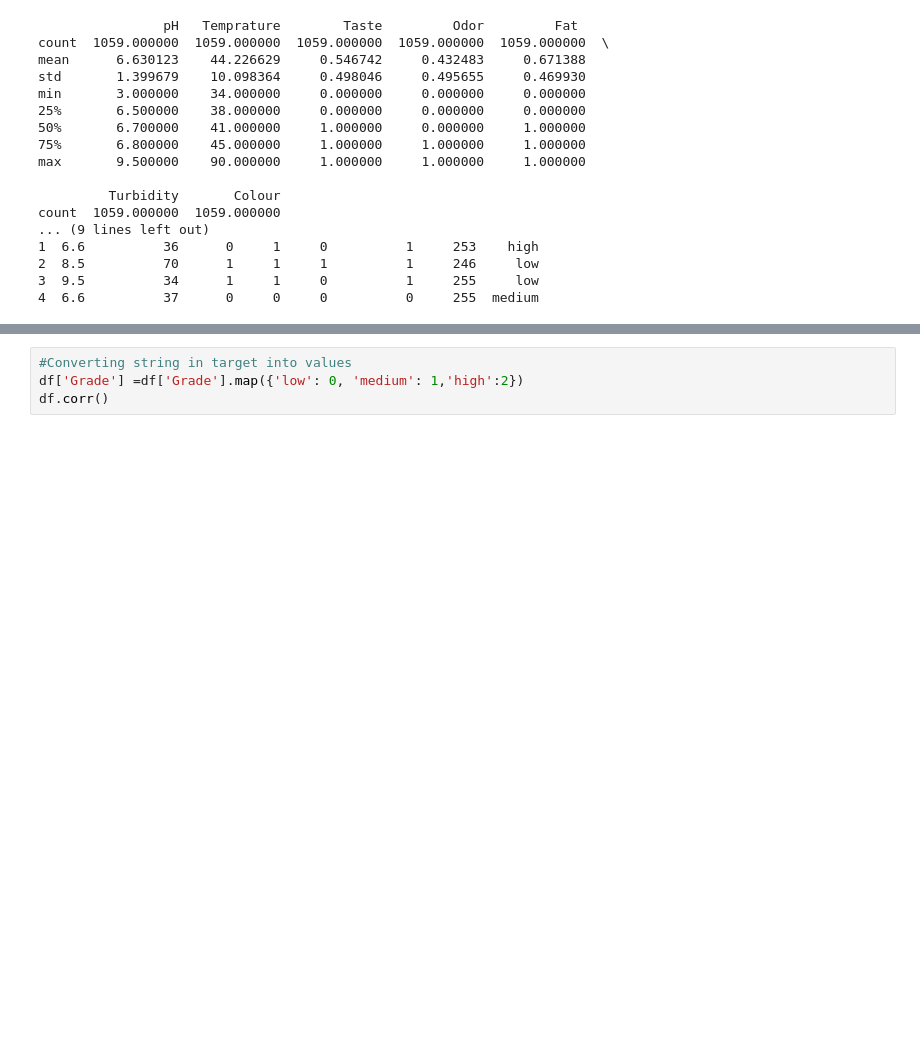
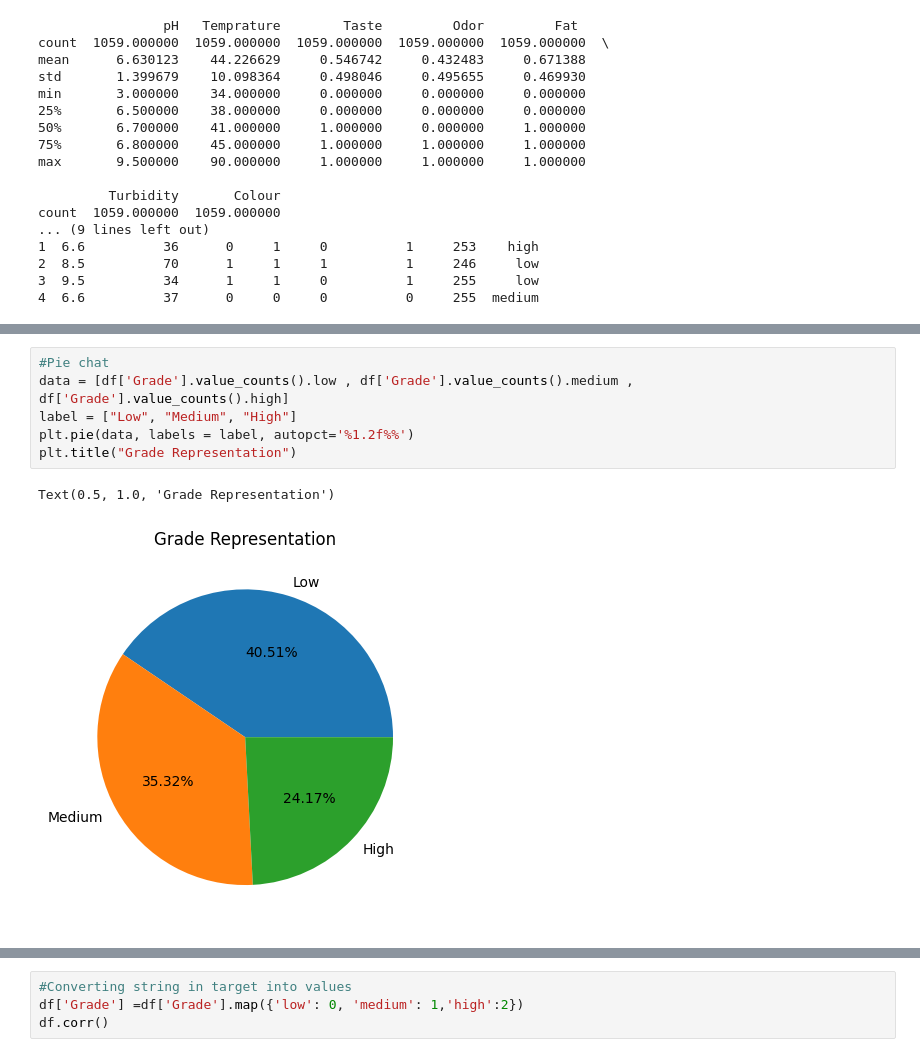
Before and after one commit to AravindG-4/ML-Model, a Jupyter notebook: Model.ipynb, the cells around one changed output, grey strips where cells are left out. Cells and saved outputs as stored; diff of their text form; blank space fills up the shorter version.

```diff
--- a/Model.ipynb
+++ b/Model.ipynb
@@ -92,0 +131,9 @@ Name: count, dtype: int64
+# %%
+#Pie chat
+data = [df['Grade'].value_counts().low , df['Grade'].value_counts().medium , df['Grade'].value_counts().high]
+label = ["Low", "Medium", "High"]
+plt.pie(data, labels = label, autopct='%1.2f%%')
+plt.title("Grade Representation")
+# %% [output]
+Text(0.5, 1.0, 'Grade Representation')
+[figure, added]
```
Also changed, not shown: parts of 7 cells of this notebook, 3 other files.
